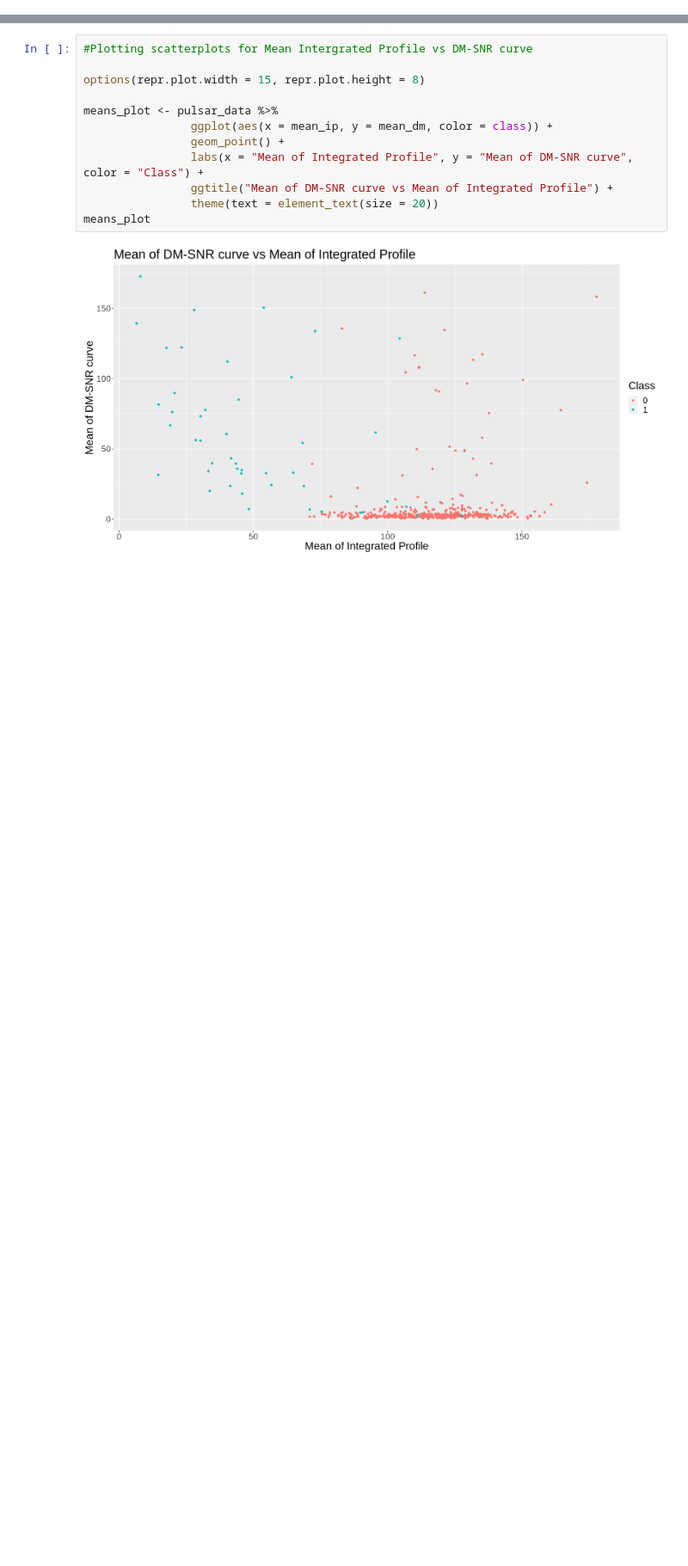
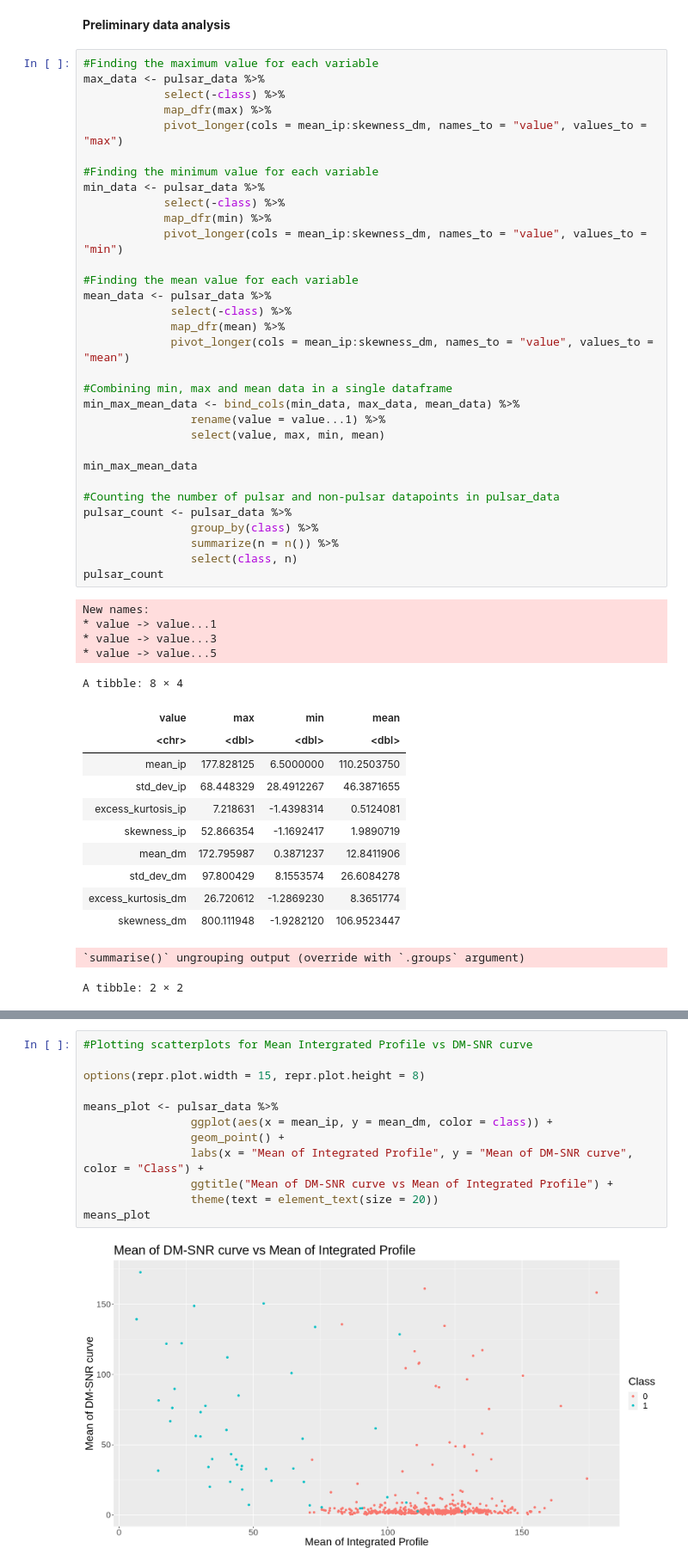
Before and after one commit to kseniak1/DSCI100-Project, a Jupyter notebook: Avishka_notebook.ipynb, the cells around one changed output, grey strips where cells are left out. Shown at 86% size. Saved outputs shown, nothing was run; the diff lists cells and outputs as text; blank space fills up the shorter version.

Commit message:
added_preliminary_data_analysis

```diff
--- a/Avishka_notebook.ipynb
+++ b/Avishka_notebook.ipynb
@@ -138,3 +55,55 @@ A spec_tbl_df: 500 × 9
 | 88.20312 | 41.71375 | 0.57551507 | 1.2896182 | 4.6128763 | 25.441877 | 6.190213202 | 40.5685705 | ... |
 | 134.46094 | 45.52470 | 0.01649497 | 0.5103867 | 7.9188963 | 34.739753 | 4.693243901 | 21.7686879 | ... |
 | 95.78125 | 47.05149 | 0.45303179 | 0.2470590 | 2.3327759 | 15.732599 | 9.212913295 | 102.5251678 | ... |
+# %% [markdown]
+**Preliminary data analysis**
+# %%
+#Finding the maximum value for each variable
+max_data <- pulsar_data %>%
+            select(-class) %>%
+            map_dfr(max) %>%
+            pivot_longer(cols = mean_ip:skewness_dm, names_to = "value", values_to = "max")
+
+#Finding the minimum value for each variable
+min_data <- pulsar_data %>%
+            select(-class) %>%
+            map_dfr(min) %>%
+            pivot_longer(cols = mean_ip:skewness_dm, names_to = "value", values_to = "min")
+
+#Finding the mean value for each variable
+mean_data <- pulsar_data %>%
+             select(-class) %>%
+             map_dfr(mean) %>%
+             pivot_longer(cols = mean_ip:skewness_dm, names_to = "value", values_to = "mean")
+
+#Combining min, max and mean data in a single dataframe
+min_max_mean_data <- bind_cols(min_data, max_data, mean_data) %>%
+                rename(value = value...1) %>%
+                select(value, max, min, mean)
+
+min_max_mean_data
+
+#Counting the number of pulsar and non-pulsar datapoints in pulsar_data
+pulsar_count <- pulsar_data %>%
+                group_by(class) %>%
+                summarize(n = n()) %>%
+                select(class, n)
+pulsar_count
+# %% [output]
+New names:
+* value -> value...1
+* value -> value...3
+* value -> value...5
+A tibble: 8 × 4
+| value | max | min | mean |
+| <chr> | <dbl> | <dbl> | <dbl> |
+| mean_ip | 177.828125 | 6.5000000 | 110.2503750 |
+| std_dev_ip | 68.448329 | 28.4912267 | 46.3871655 |
+| excess_kurtosis_ip | 7.218631 | -1.4398314 | 0.5124081 |
+| skewness_ip | 52.866354 | -1.1692417 | 1.9890719 |
+| mean_dm | 172.795987 | 0.3871237 | 12.8411906 |
+| std_dev_dm | 97.800429 | 8.1553574 | 26.6084278 |
+| excess_kurtosis_dm | 26.720612 | -1.2869230 | 8.3651774 |
+| skewness_dm | 800.111948 | -1.9282120 | 106.9523447 |
+`summarise()` ungrouping output (override with `.groups` argument)
+A tibble: 2 × 2
```
Also changed, not shown: parts of 4 cells of this notebook.
